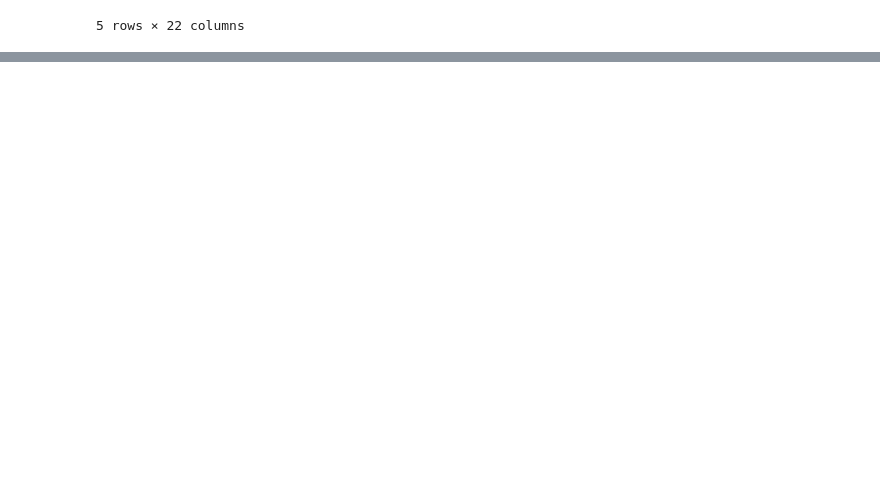
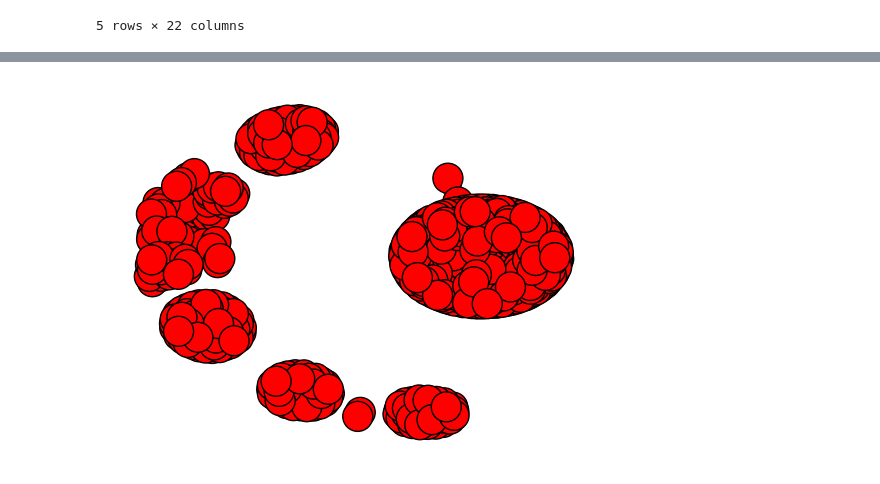
Before and after one commit to joelleoqiyi/blockchain-fraudulent-transactions, a Jupyter notebook: explore.ipynb, the cells around one changed output, grey strips where cells are left out. Drawn from its saved outputs; the diff is of its cells as text; code cells hidden in the pictures; blank space fills up the shorter version.

Commit message:
plot graphs

```diff
--- a/explore.ipynb
+++ b/explore.ipynb
@@ -217,0 +300,14 @@ read_combined_data("combined_data_transactions.csv").head()
+# %%
+import networkx as nx
+import matplotlib.pyplot as plt
+
+G = nx.DiGraph() # empty graph
+
+df_transaction = read_combined_data('combined_data_transactions.csv')
+df_input = read_combined_data("combined_data_inputs.csv")
+df_output = read_combined_data("combined_data_outputs.csv")
+
+edges = generate_edges(df_transaction, df_input, df_output)
+G.add_weighted_edges_from(edges)
+nx.draw(G, with_labels=False, font_weight='bold', node_size=10)
+# plt.savefig("combined_graph.png")
@@ -217,0 +396,78 @@ read_combined_data("combined_data_transactions.csv").head()
+# %%
+import igraph as ig
+import cairo, cairocffi
+import matplotlib.pyplot as plt
+
+
+def plot_directed_weighted_graph(edges, layout="kamada-kawai"):
+    """
+    Plots a directed weighted graph using igraph.
+
+    Args:
+        edges: A list of tuples representing the edges in the format (from, to, weight).
+        layout: The layout algorithm to use (e.g., "kamada-kawai", "fruchterman-reingold", "circular").
+    """
+
+    # Create the graph
+    graph = ig.Graph.TupleList(edges, directed=True, weights=True)
+
+    # Set edge weights for visualization (adjust scaling as needed)
+    edge_weights = graph.es["weight"]
+    max_weight = max(edge_weights)
+    graph.es["width"] = [weight / (max_weight/5) +1 for weight in edge_weights] # Scale width for better visualization
+    graph.es["arrow_size"] = 0.5
+    graph.es["arrow_width"] = 0.5
+
+    # Set node labels (if you have them)
+    # If not, igraph will use node indices
+    # Example: graph.vs["name"] = ["Node A", "Node B", "Node C", ...]
+
+    # Choose a layout algorithm
+    if layout == "kamada-kawai":
+        graph_layout = graph.layout_kamada_kawai()
+    elif layout == "fruchterman-reingold":
+        graph_layout = graph.layout_fruchterman_reingold()
+    elif layout == "circular":
+        graph_layout = graph.layout_circular()
+    elif layout == "auto":
+        graph_layout = graph.layout_auto()
+    else:
+        graph_layout = graph.layout_kamada_kawai()  # Default to Kamada-Kawai
+
+    # # Plot the graph
+    # ig.plot(
+    #     graph,
+    #     layout=graph_layout,
+    #     vertex_size=30,
+    #     vertex_color="lightblue",
+    #     edge_color="gray",
+    #     vertex_label=graph.vs["name"] if "name" in graph.vs else None,  # Display node labels if available
+    #     edge_width=graph.es["width"], #use the scaled width
+    #     edge_arrow_size=graph.es["arrow_size"],
+    #     edge_arrow_width=graph.es["arrow_width"],
+    #     edge_label=graph.es["weight"], # Display weight labels
+    #     edge_label_color="black",
+    #     edge_label_size=10
+    # )
+
+    fig, ax = plt.subplots()
+    ig.plot(graph, target=ax)
+
+
+# Example usage:
+df_transaction = read_combined_data('combined_data_transactions.csv')
+df_input = read_combined_data("combined_data_inputs.csv")
+df_output = read_combined_data("combined_data_outputs.csv")
+
+edges = generate_edges(df_transaction, df_input, df_output)
+
+plot_directed_weighted_graph(edges, layout="kamada-kawai") #You can change the layout here
+plot_directed_weighted_graph(edges, layout="fruchterman-reingold")
+plot_directed_weighted_graph(edges, layout="auto")
+
+# # Example with numerical nodes and labels:
+# edges_numeric = [(0, 1, 5), (0, 2, 2), (1, 2, 3), (2, 0, 1), (2, 3, 4), (3, 1, 6)]
+# graph_numeric = ig.Graph.TupleList(edges_numeric, directed=True, weights=True)
+# graph_numeric.vs["name"] = ["Node 0", "Node 1", "Node 2", "Node 3"] #Add labels
+# plot_directed_weighted_graph(edges_numeric)
+# %% [output]
@@ -217,0 +476 @@ read_combined_data("combined_data_transactions.csv").head()
+[figure, added]
```
Also changed, not shown: parts of 8 cells of this notebook.
